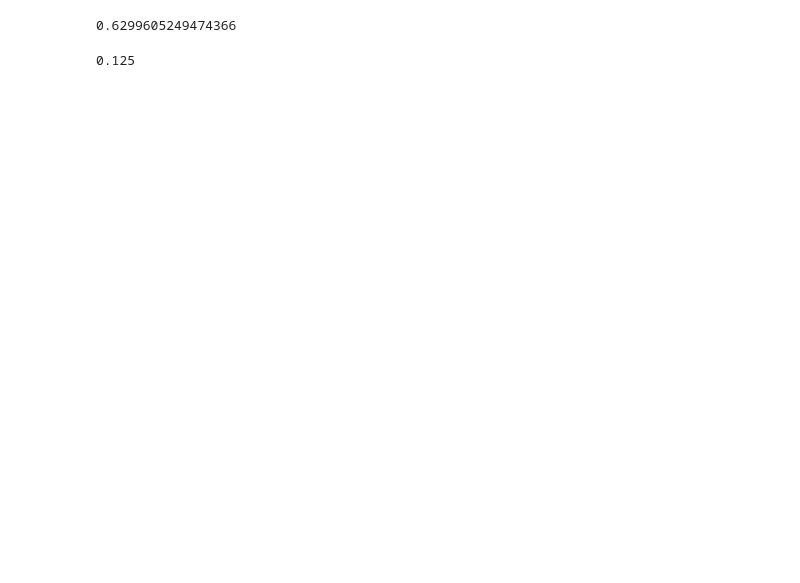
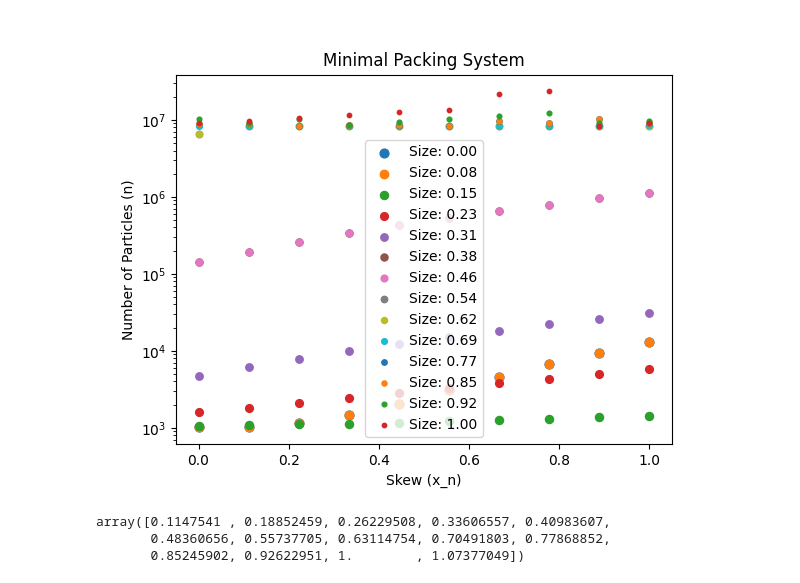
Before and after one commit to lornearnold/discrete_analytical_mech, a Jupyter notebook: asdf.ipynb, the cells around one changed output. Saved outputs shown, nothing was run; the diff lists cells and outputs as text; code cells hidden in the pictures; blank space fills up the shorter version.

```diff
--- a/asdf.ipynb
+++ b/asdf.ipynb
@@ -161,8 +37,0 @@ plt.show()
-# %%
-0.25**(1/3)
-# %% [output]
-0.6299605249474366
-# %%
-0.5**3
-# %% [output]
-0.125
@@ -168,0 +85,50 @@ plt.show()
+# %%
+zp = np.nextafter(0, 1)  # smallest positive float
+om = np.nextafter(1, 0)  # largest float less than 1
+xns = np.linspace(zp, om, 10)  # x_n values from smallest positive float to largest float less than 1
+rps = np.linspace(zp, om, len(g.sizes) - 1)  # ref_pos values from smallest positive float to largest float less than 1
+
+rp_list = []
+xn_list = []
+n_list = []
+min_n = 10000000
+for rp in rps:
+    for x_n in xns:
+        mdm = MinimalPackingGenerator(
+            gsd=g, x_n_factor=x_n, tol=1e-3, flex=True, density=1.0, ref_pos=rp
+        )
+        n = sum(mdm.mps.quantities)
+        if True:#n < min_n:
+            min_n = n
+            rp_list.append(rp)
+            xn_list.append(x_n)
+            n_list.append(sum(mdm.mps.quantities))
+# %%
+d = {
+    "size": rp_list,
+    "skew": xn_list,
+    "n": n_list
+}
+
+df = pd.DataFrame(d)
+# %%
+fig, ax = plt.subplots()
+
+for group, data in df.groupby('size'):
+    if group > 0.0:
+        ax.scatter(data['skew'], data['n'], s=(2-group)**2 * 10, label=f'Size: {group:.2f}')
+
+ax.set_yscale('log')
+ax.set_xlabel('Skew (x_n)')
+ax.set_ylabel('Number of Particles (n)')
+ax.set_title('Minimal Packing System')
+ax.legend()
+plt.show()
+# %% [output]
+[figure, added]
+# %%
+mdm.phi
+# %% [output]
+array([0.1147541 , 0.18852459, 0.26229508, 0.33606557, 0.40983607,
+       0.48360656, 0.55737705, 0.63114754, 0.70491803, 0.77868852,
+       0.85245902, 0.92622951, 1.        , 1.07377049])
```
Also changed, not shown: parts of 15 cells of this notebook, 12 other files.
